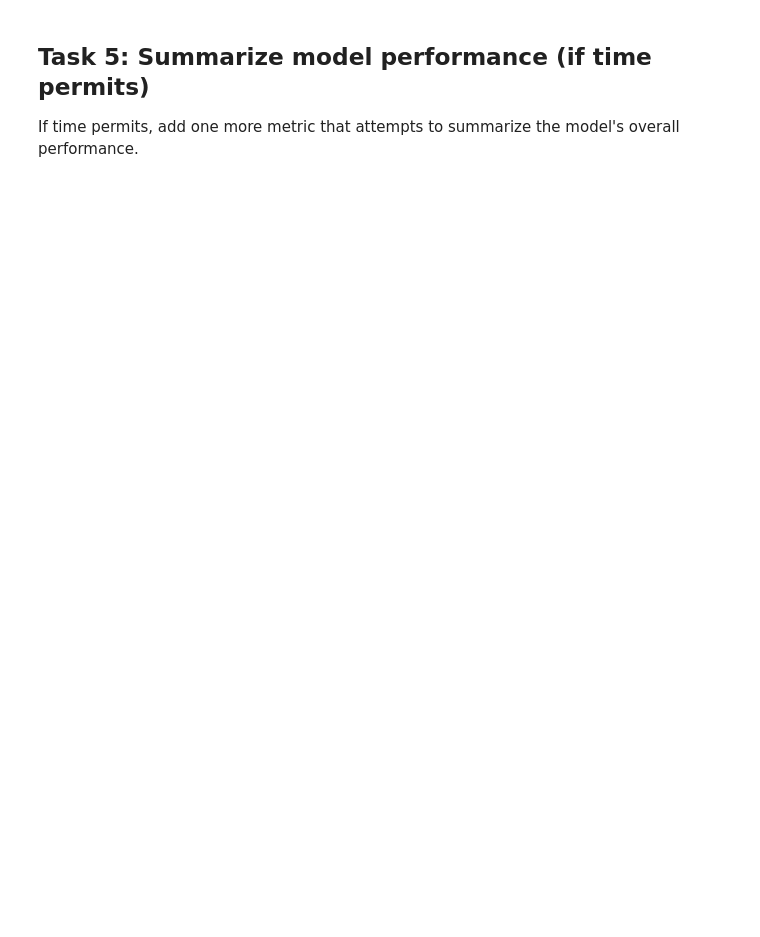
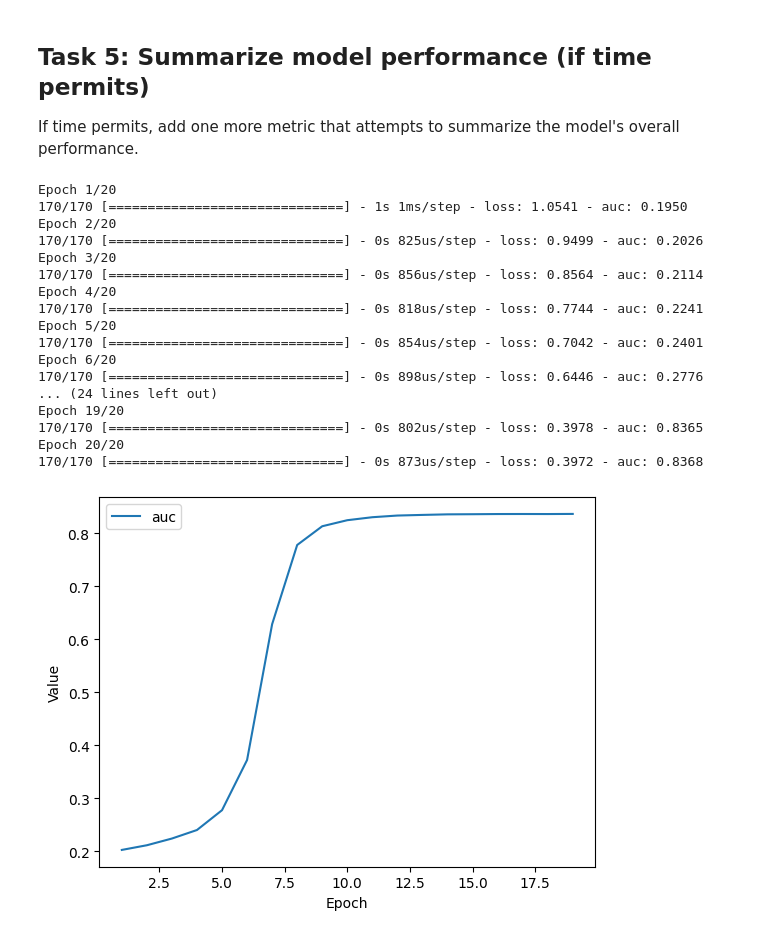
Before and after one commit to titooDiaz/MACHINE_LEARNING, a Jupyter notebook: PROYECTOS/APRENDIENDO EN EL CURSO DE GOOGLE/Binary_Classification.ipynb, the cells around one changed output. Cells and saved outputs as stored; diff of their text form; code cells hidden in the pictures; blank space fills up the shorter version.

```diff
--- a/PROYECTOS/APRENDIENDO EN EL CURSO DE GOOGLE/Binary_Classification.ipynb
+++ b/PROYECTOS/APRENDIENDO EN EL CURSO DE GOOGLE/Binary_Classification.ipynb
@@ -506,0 +547,44 @@ plot_curve(epochs, hist, list_of_metrics_to_plot)
+# %%
+# Las siguientes variables son los hiperparámetros.
+tasa_aprendizaje = 0.001
+epocas = 20
+tamaño_lote = 100
+nombre_etiqueta = "median_house_value_is_high"
+
+# El AUC es una métrica "resumen" razonable para
+# modelos de clasificación.
+# Aquí está la definición actualizada de METRICS para
+# medir el AUC:
+METRICS = [
+      tf.keras.metrics.AUC(num_thresholds=100, name='auc'),
+]
+
+# Establecer la topografía del modelo.
+mi_modelo = create_model(inputs, tasa_aprendizaje, METRICS)
+
+# Entrenar el modelo en el conjunto de entrenamiento.
+epocas, hist = train_model(mi_modelo, train_df_norm, epocas,
+                           nombre_etiqueta, tamaño_lote)
+
+# Graficar métricas vs. épocas.
+lista_de_metricas_a_graficar = ['auc']
+plot_curve(epocas, hist, lista_de_metricas_a_graficar)
+# %% [output]
+Epoch 1/20
+170/170 [==============================] - 1s 1ms/step - loss: 1.0541 - auc: 0.1950
+Epoch 2/20
+170/170 [==============================] - 0s 825us/step - loss: 0.9499 - auc: 0.2026
+Epoch 3/20
+170/170 [==============================] - 0s 856us/step - loss: 0.8564 - auc: 0.2114
+Epoch 4/20
+170/170 [==============================] - 0s 818us/step - loss: 0.7744 - auc: 0.2241
+Epoch 5/20
+170/170 [==============================] - 0s 854us/step - loss: 0.7042 - auc: 0.2401
+Epoch 6/20
+170/170 [==============================] - 0s 898us/step - loss: 0.6446 - auc: 0.2776
+... (24 lines left out)
+Epoch 19/20
+170/170 [==============================] - 0s 802us/step - loss: 0.3978 - auc: 0.8365
+Epoch 20/20
+170/170 [==============================] - 0s 873us/step - loss: 0.3972 - auc: 0.8368
+[figure, added]
```
Also changed, not shown: parts of 17 cells of this notebook.
